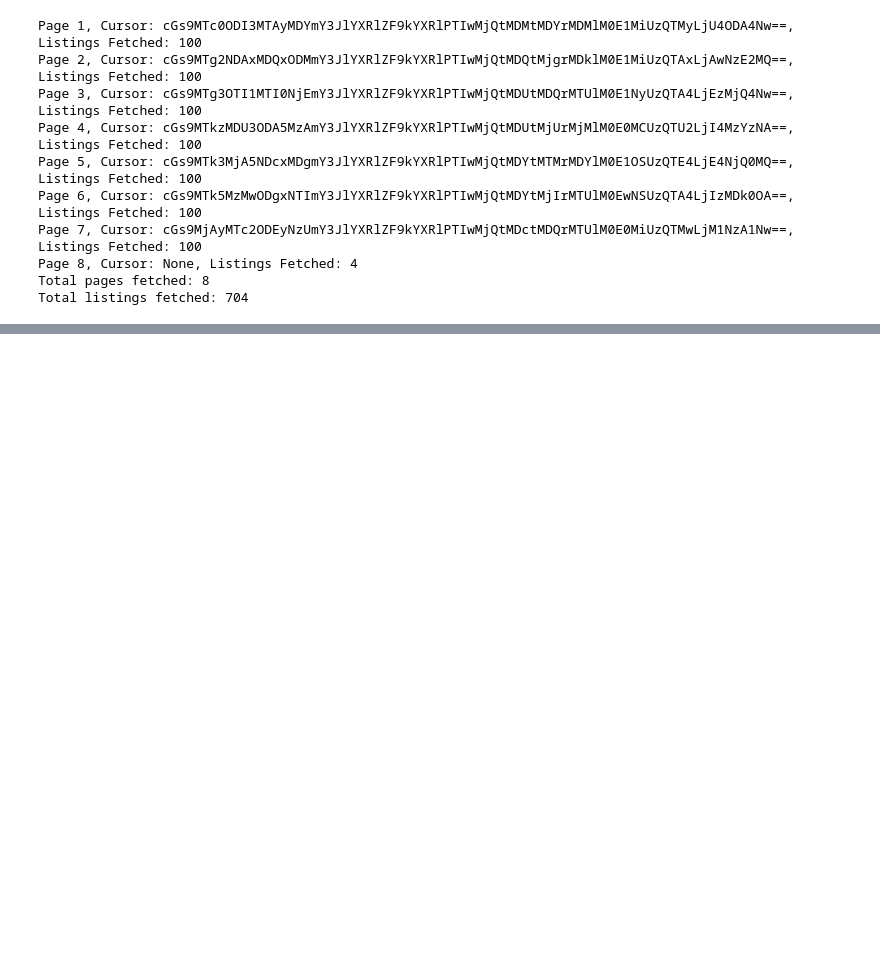
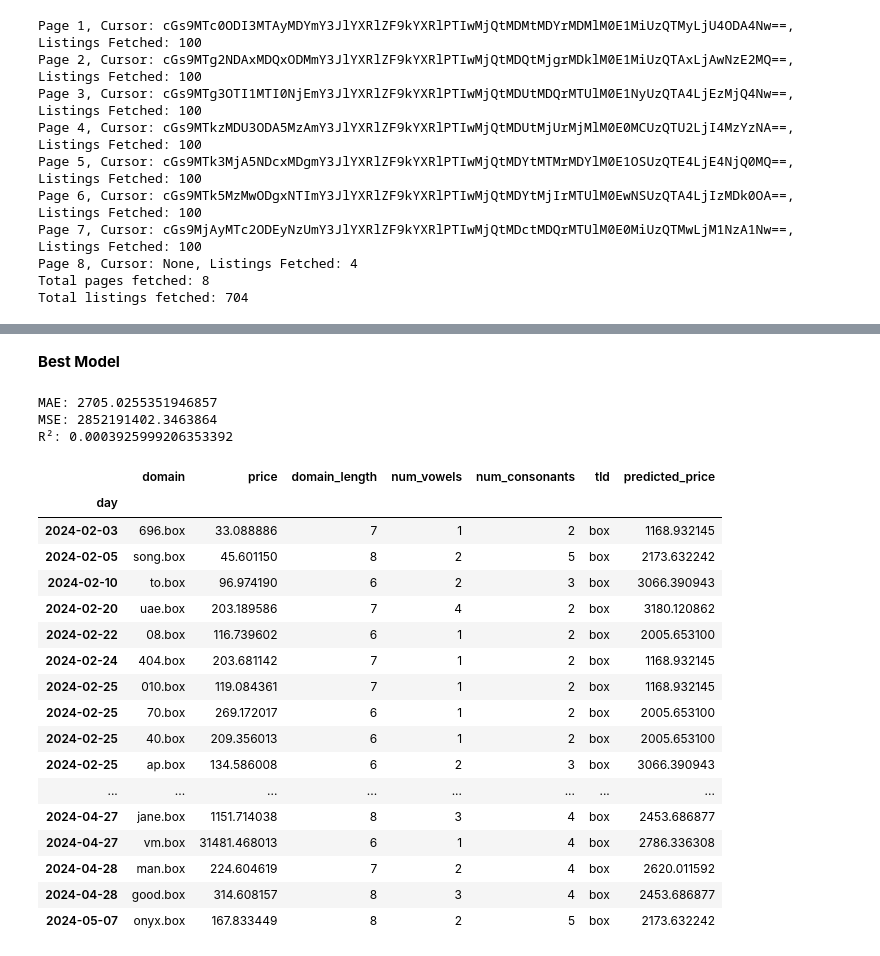
Before and after one commit to BrandynHamilton/box_domains, a Jupyter notebook: eda.ipynb, the cells around one changed output, grey strips where cells are left out. Cells and saved outputs as stored; diff of their text form; code cells hidden in the pictures; blank space fills up the shorter version.

Commit message:
working on domain valuator

```diff
--- a/eda.ipynb
+++ b/eda.ipynb
@@ -305,0 +602,2 @@ descriptions_df
+# %%
+box_domains_sales = box_domains_sales[['name', 'price_usd','price_eth']]
@@ -305,0 +817,10 @@ descriptions_df
+# %%
+filtered_box = box_domains_sales.drop(columns=['price_eth'])
+filtered_box.rename(columns={'name':'domain', 'price_usd':'price'}, inplace=True)
+# %%
+filtered_box['domain_length'] = filtered_box['domain'].apply(len)
+filtered_box['num_vowels'] = filtered_box['domain'].apply(lambda x: sum([1 for char in x if char in 'aeiou']))
+filtered_box['num_consonants'] = filtered_box['domain'].apply(lambda x: sum([1 for char in x if char.isalpha() and char not in 'aeiou']))
+filtered_box['tld'] = filtered_box['domain'].apply(lambda x: x.split('.')[-1])  # Extract TLD
+# %%
+filtered_box.index = filtered_box.index.strftime('%Y-%m-%d')
@@ -305,0 +985,2 @@ descriptions_df
+# %% [markdown]
+**Best Model**
@@ -305,0 +992,36 @@ descriptions_df
+# %%
+X_train, X_test, y_train, y_test = train_test_split(X, y, test_size=0.2, random_state=42)
+pipeline.fit(X_train, y_train)
+y_pred = pipeline.predict(X_test)
+mae = mean_absolute_error(y_test, y_pred)
+mse = mean_squared_error(y_test, y_pred)
+r2 = r2_score(y_test, y_pred)
+
+print(f'MAE: {mae}')
+print(f'MSE: {mse}')
+print(f'R²: {r2}')
+# %% [output]
+MAE: 2705.0255351946857
+MSE: 2852191402.3463864
+R²: 0.0003925999206353392
+# %%
+filtered_box
+# %% [output]
+|  | domain | price | domain_length | num_vowels | num_consonants | tld | predicted_price |
+| day |  |  |  |  |  |  |  |
+| 2024-02-03 | 696.box | 33.088886 | 7 | 1 | 2 | box | 1168.932145 |
+| 2024-02-05 | song.box | 45.601150 | 8 | 2 | 5 | box | 2173.632242 |
+| 2024-02-10 | to.box | 96.974190 | 6 | 2 | 3 | box | 3066.390943 |
+| 2024-02-20 | uae.box | 203.189586 | 7 | 4 | 2 | box | 3180.120862 |
+| 2024-02-22 | 08.box | 116.739602 | 6 | 1 | 2 | box | 2005.653100 |
+| 2024-02-24 | 404.box | 203.681142 | 7 | 1 | 2 | box | 1168.932145 |
+| 2024-02-25 | 010.box | 119.084361 | 7 | 1 | 2 | box | 1168.932145 |
+| 2024-02-25 | 70.box | 269.172017 | 6 | 1 | 2 | box | 2005.653100 |
+| 2024-02-25 | 40.box | 209.356013 | 6 | 1 | 2 | box | 2005.653100 |
+| 2024-02-25 | ap.box | 134.586008 | 6 | 2 | 3 | box | 3066.390943 |
+| ... | ... | ... | ... | ... | ... | ... | ... |
+| 2024-04-27 | jane.box | 1151.714038 | 8 | 3 | 4 | box | 2453.686877 |
+| 2024-04-27 | vm.box | 31481.468013 | 6 | 1 | 4 | box | 2786.336308 |
+| 2024-04-28 | man.box | 224.604619 | 7 | 2 | 4 | box | 2620.011592 |
+| 2024-04-28 | good.box | 314.608157 | 8 | 3 | 4 | box | 2453.686877 |
+| 2024-05-07 | onyx.box | 167.833449 | 8 | 2 | 5 | box | 2173.632242 |
```
Also changed, not shown: parts of 97 cells of this notebook, 7 other files.
